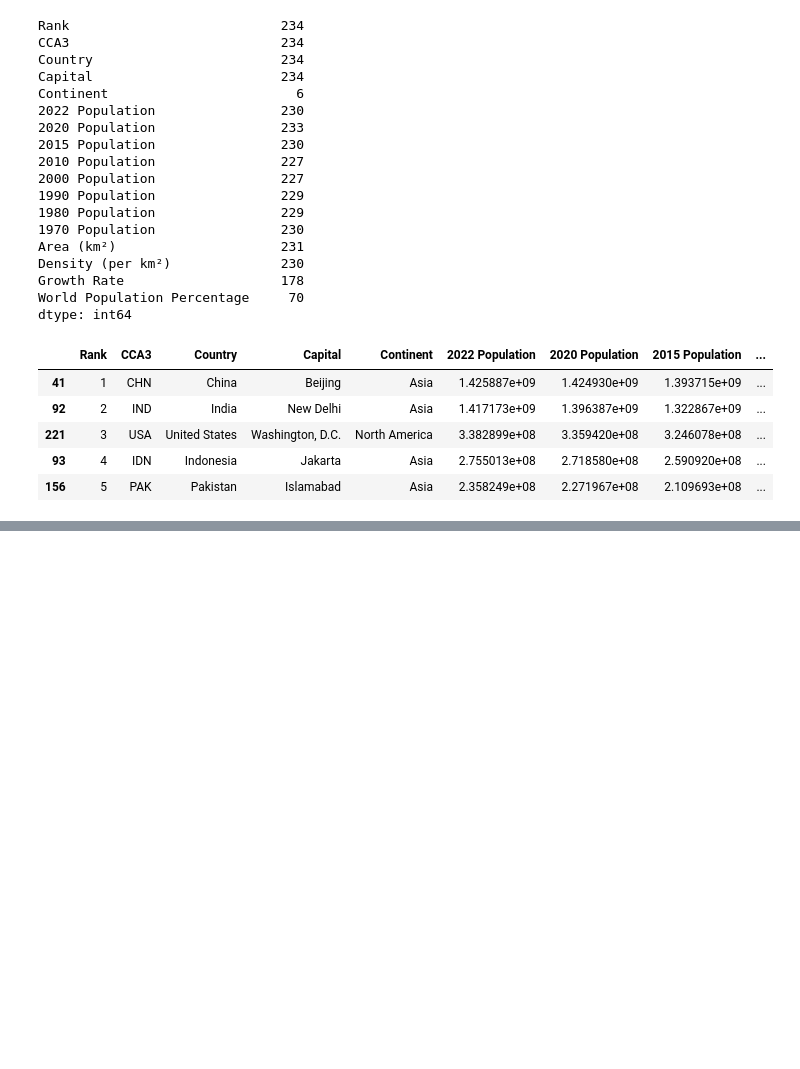
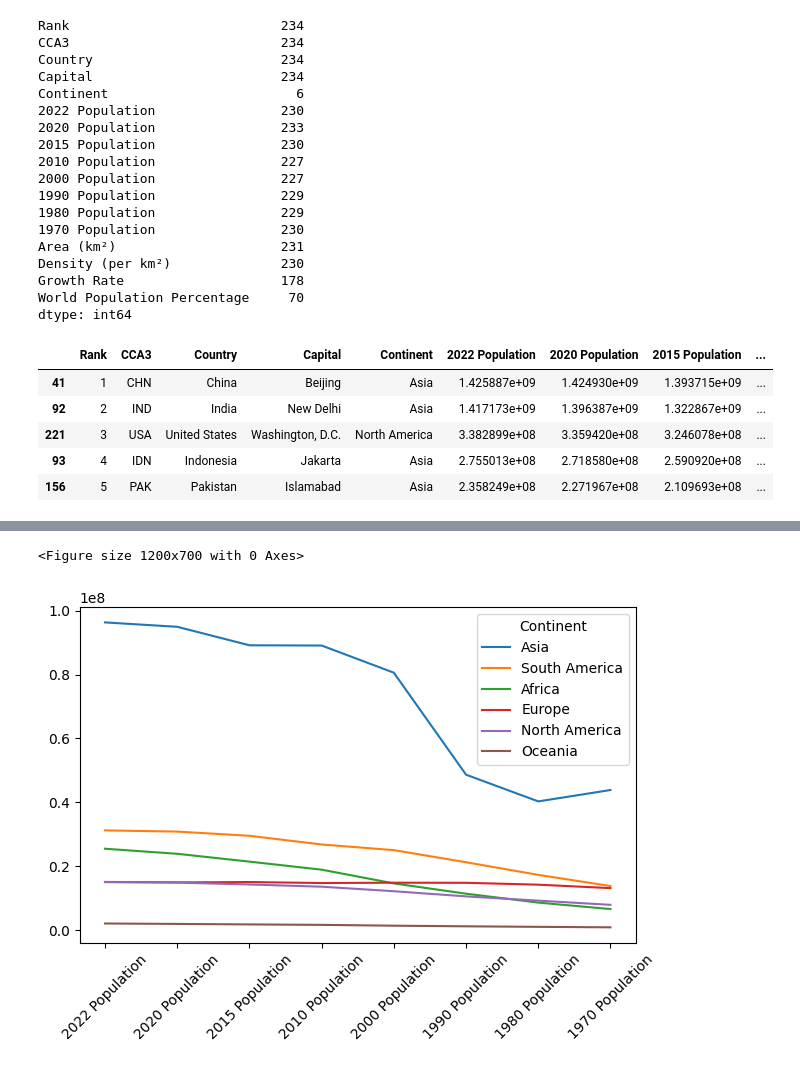
Before and after one commit to LukeOpany/eda, a Jupyter notebook: eda.ipynb, the cells around one changed output, grey strips where cells are left out. Drawn from its saved outputs; the diff is of its cells as text; code cells hidden in the pictures; blank space fills up the shorter version.

```diff
--- a/eda.ipynb
+++ b/eda.ipynb
@@ -105,0 +182,2 @@ df.sort_values(by='2022 Population', ascending=False).head(5)
+# %%
+df2 = df.groupby('Continent')[df.columns[]].mean(numeric_only=True).sort_values(by='2022 Population', ascending=False)
@@ -105,0 +195,11 @@ df.sort_values(by='2022 Population', ascending=False).head(5)
+# %%
+df3 = df2.transpose()
+# %%
+plt.figure(figsize=(12, 7))
+df3.plot()
+plt.xticks(rotation=45)
+plt.tight_layout()
+plt.show()
+# %% [output]
+<Figure size 1200x700 with 0 Axes>
+[figure, added]
```
Also changed, not shown: parts of 14 cells of this notebook.
